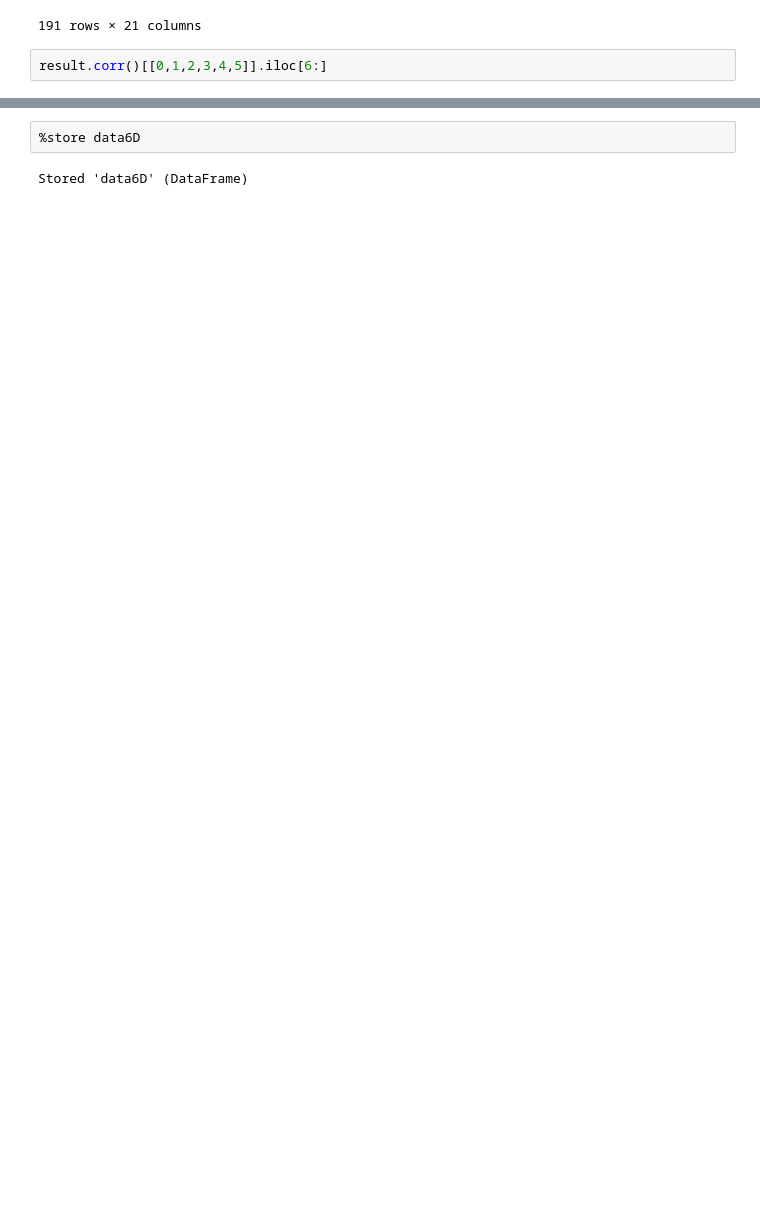
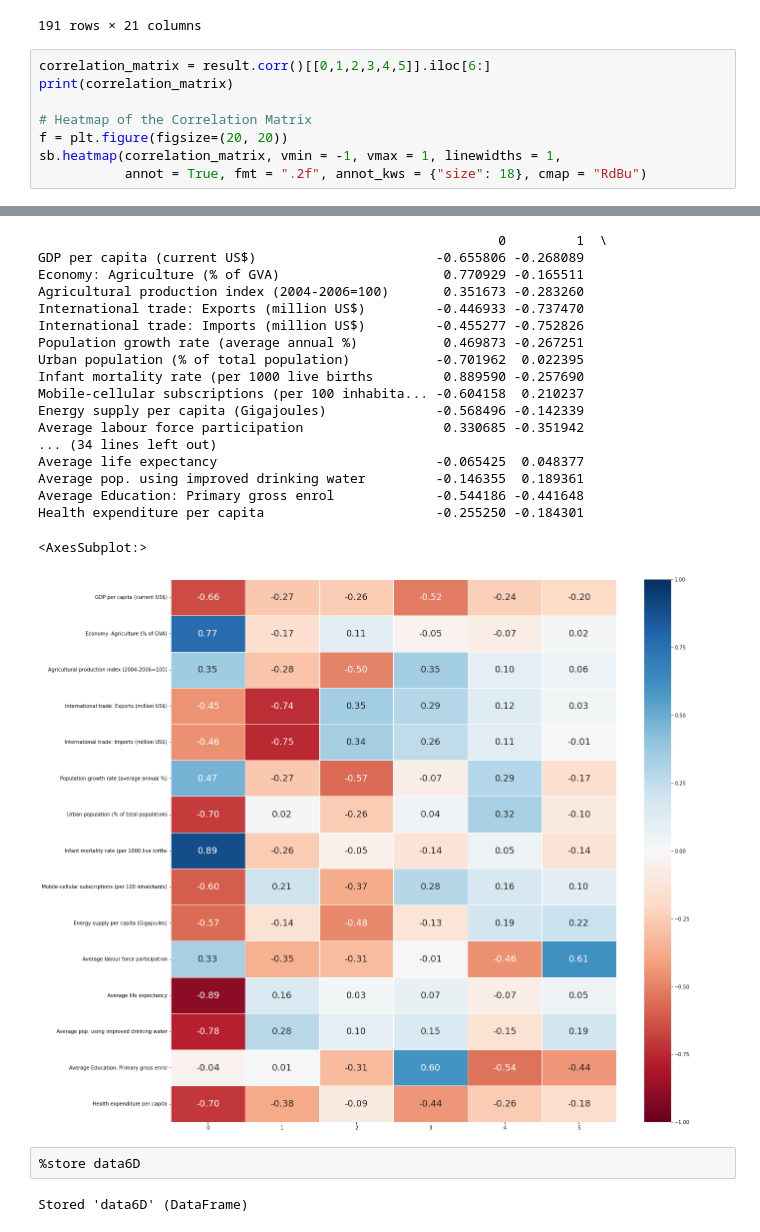
Before and after one commit to Snail664/country-clustering, a Jupyter notebook: PCA.ipynb, the cells around one changed output, grey strips where cells are left out. Cells and saved outputs as stored; diff of their text form; blank space fills up the shorter version.

```diff
--- a/PCA.ipynb
+++ b/PCA.ipynb
@@ -450,5 +450,11 @@ result
 | 190 | 2.432728 | -0.365457 | 0.018818 | -0.519973 | -0.701227 | 1.042385 | 890.4 | 13.0 | ... |
 191 rows × 21 columns
 # %%
-result.corr()[[0,1,2,3,4,5]].iloc[6:]
+correlation_matrix = result.corr()[[0,1,2,3,4,5]].iloc[6:]
+print(correlation_matrix)
+
+# Heatmap of the Correlation Matrix
+f = plt.figure(figsize=(20, 20))
+sb.heatmap(correlation_matrix, vmin = -1, vmax = 1, linewidths = 1,
+           annot = True, fmt = ".2f", annot_kws = {"size": 18}, cmap = "RdBu")
 # %% [output]
@@ -471,3 +461,22 @@ result.corr()[[0,1,2,3,4,5]].iloc[6:]
+                                                           0         1  \
+GDP per capita (current US$)                       -0.655806 -0.268089
+Economy: Agriculture (% of GVA)                     0.770929 -0.165511
+Agricultural production index (2004-2006=100)       0.351673 -0.283260
+International trade: Exports (million US$)         -0.446933 -0.737470
+International trade: Imports (million US$)         -0.455277 -0.752826
+Population growth rate (average annual %)           0.469873 -0.267251
+Urban population (% of total population)           -0.701962  0.022395
+Infant mortality rate (per 1000 live births         0.889590 -0.257690
+Mobile-cellular subscriptions (per 100 inhabita... -0.604158  0.210237
+Energy supply per capita (Gigajoules)              -0.568496 -0.142339
+Average labour force participation                  0.330685 -0.351942
+... (34 lines left out)
+Average life expectancy                            -0.065425  0.048377
+Average pop. using improved drinking water         -0.146355  0.189361
+Average Education: Primary gross enrol             -0.544186 -0.441648
+Health expenditure per capita                      -0.255250 -0.184301
+<AxesSubplot:>
+[figure, added]
 # %%
 %store data6D
 # %% [output]
```
Also changed, not shown: parts of 1 cell of this notebook.
